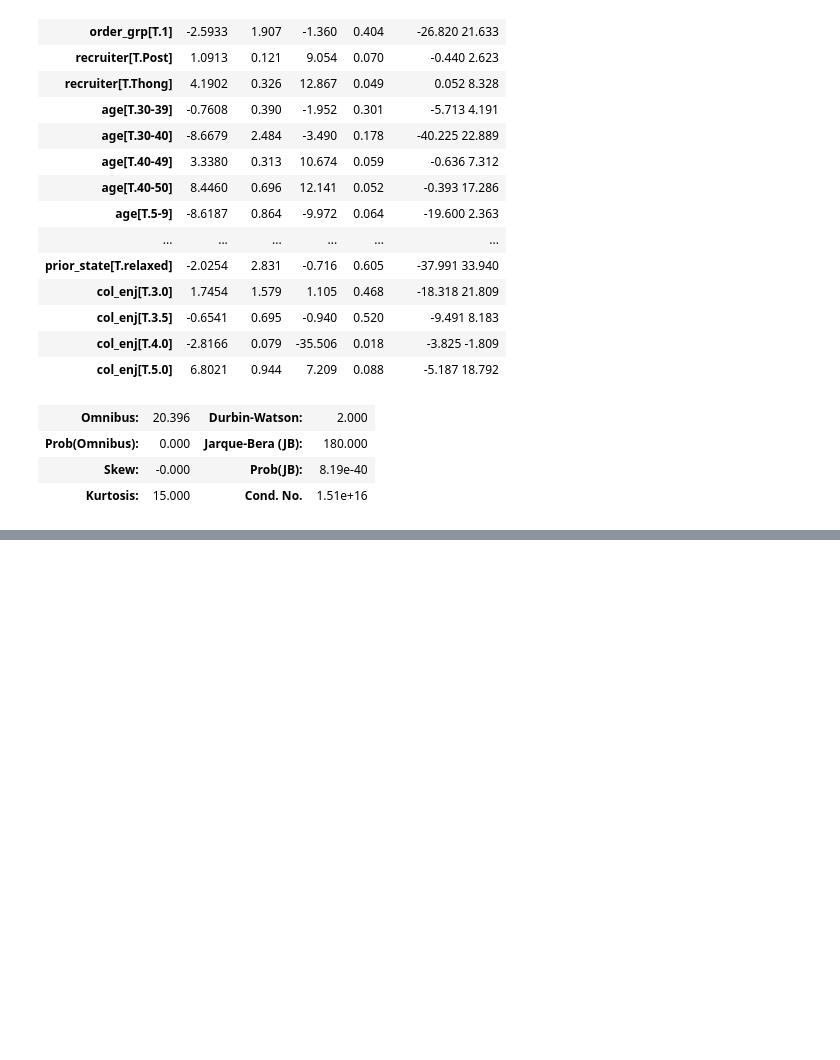
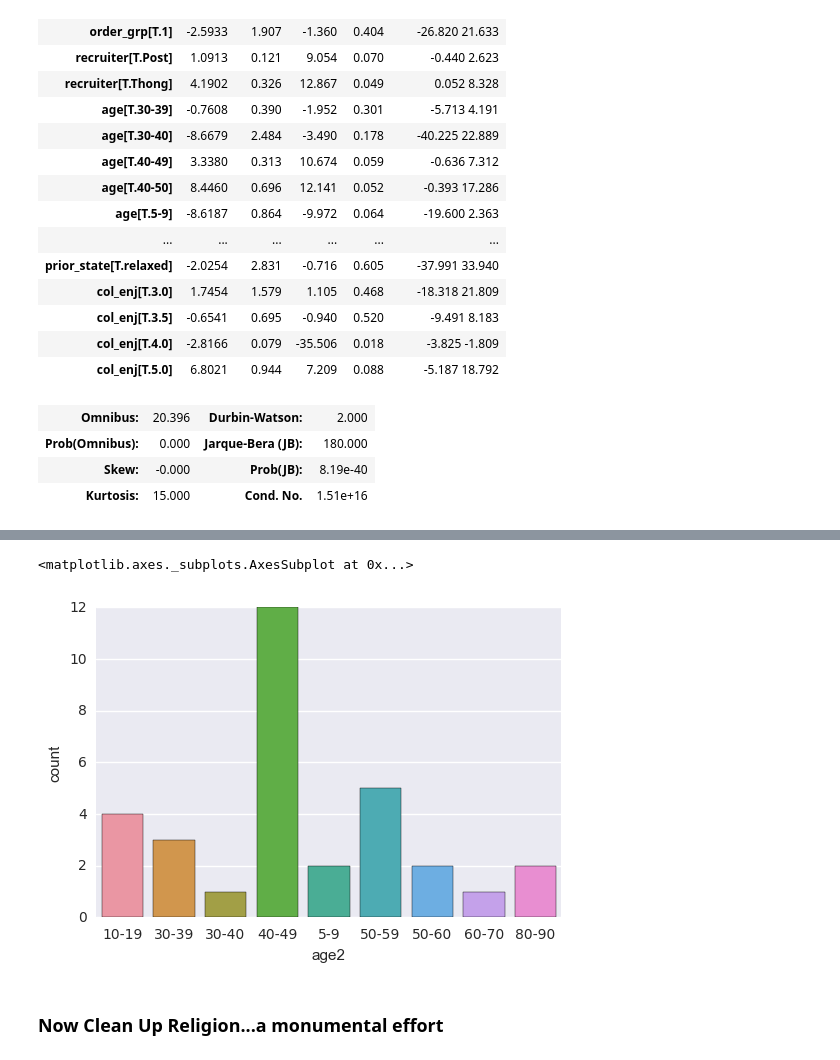
Before and after one commit to thongnbui/MIDS_241_project, a Jupyter notebook: code/Project_Ohm.ipynb, the cells around one changed output, grey strips where cells are left out. Cells and saved outputs as stored; diff of their text form; code cells hidden in the pictures; blank space fills up the shorter version.

```diff
--- a/code/Project_Ohm.ipynb
+++ b/code/Project_Ohm.ipynb
@@ -150,0 +168,18 @@ OLS Regression Results
+# %%
+# First just clean up what appears to be an error in the data
+def ageMap(x):
+    if x=='40-50':
+        return '40-49'
+    else:
+        return x
+# %%
+d['new_age'] = d["Age_Group"].map(ageMap)
+# %%
+d['age2'] = d['new_age'].astype('category')
+# %%
+sns.countplot(x="age2", data=d)
+# %% [output]
+<matplotlib.axes._subplots.AxesSubplot at 0x...>
+[figure, added]
+# %% [markdown]
+### Now Clean Up Religion...a monumental effort
```
Also changed, not shown: parts of 20 cells of this notebook.
